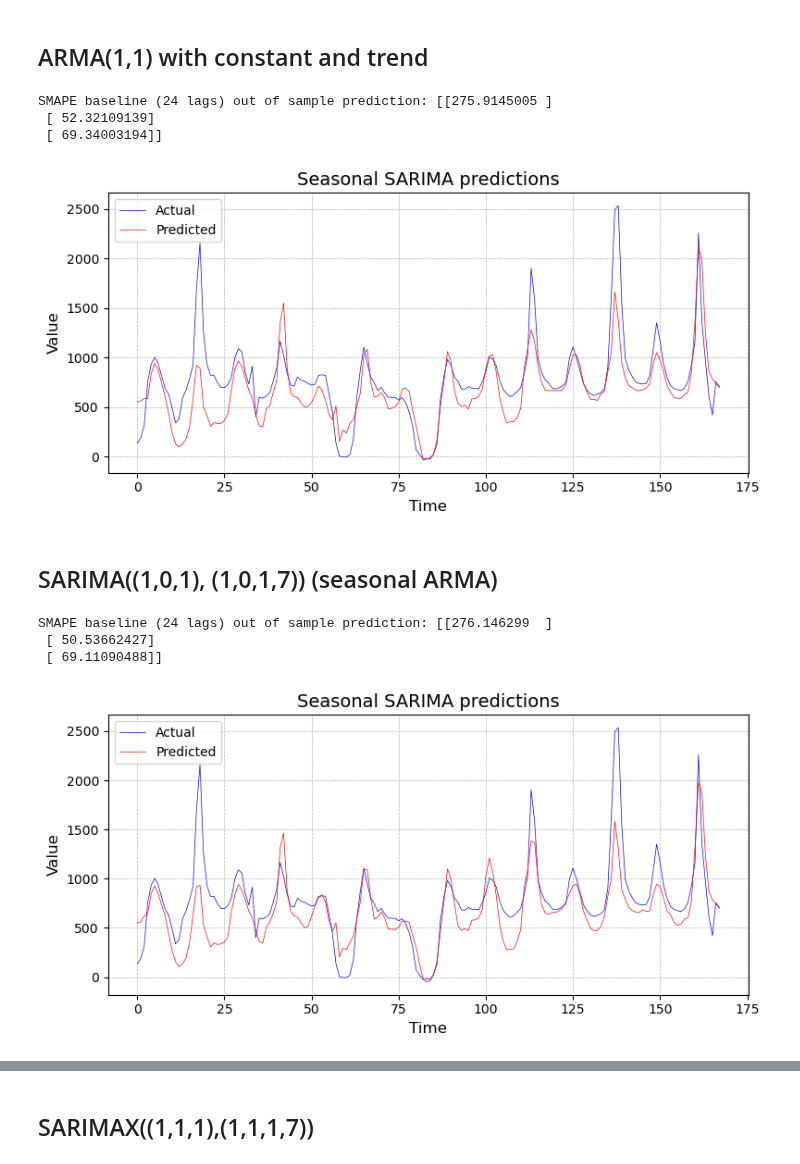
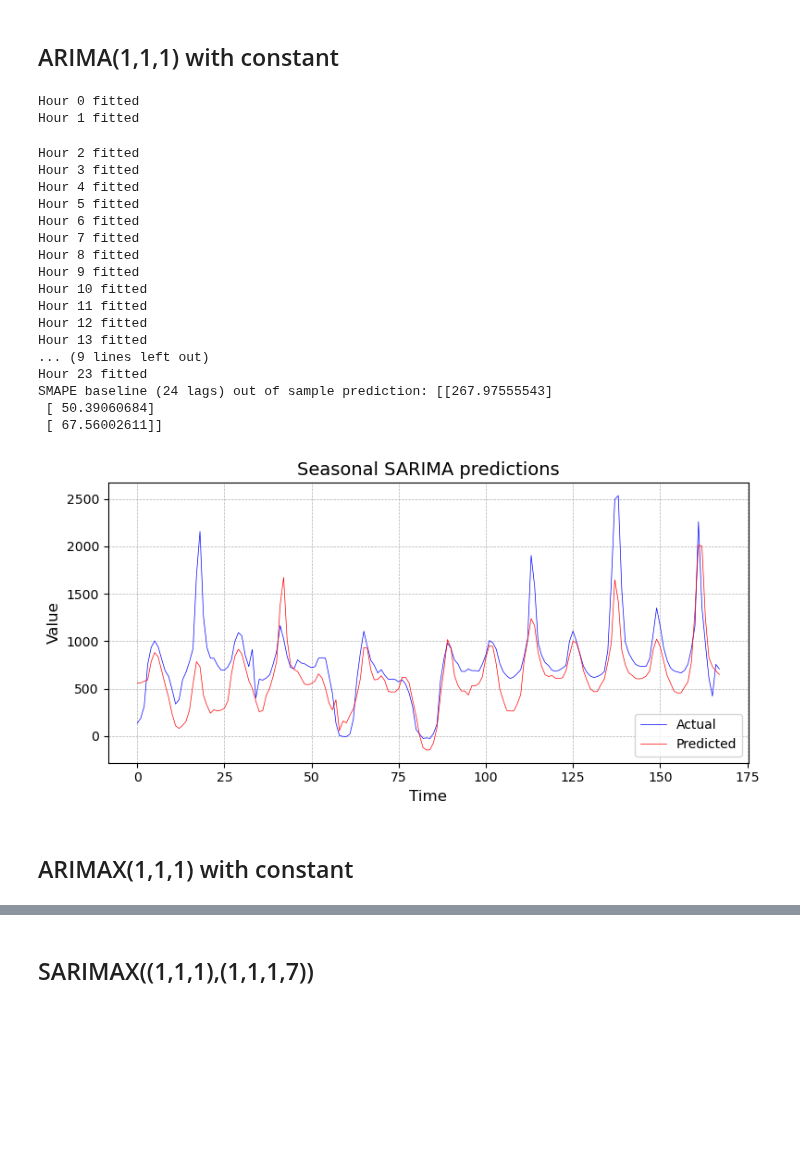
Before and after one commit to peterravn/Seminar-Adv-Finance, a Jupyter notebook: 5.2. SARIMAX Test.ipynb, the cells around one changed output, grey strips where cells are left out. Saved outputs shown, nothing was run; the diff lists cells and outputs as text; code cells hidden in the pictures; blank space fills up the shorter version.

```diff
--- a/5.2. SARIMAX Test.ipynb
+++ b/5.2. SARIMAX Test.ipynb
@@ -123,38 +182,49 @@ SMAPE baseline (24 lags) out of sample prediction: [[273.42265977]
 # %% [markdown]
-## ARMA(1,1) with constant and trend
+## ARIMA(1,1,1) with constant
 # %%
-p, d, q = 1, 0, 1
+p, d, q = 1, 1, 1
 P, D, Q, s = 0, 0, 0, 0
 
 smoother_output = 0
 
 predictions_dict = hour_loop_fit()
 
 combined_predictions, combined_test = combine_24_hour_data(predictions_dict, y_test)
 
 rmse, smape, rmae = out_of_sample_pred(combined_test, combined_predictions)
 
 model_3 = np.array([[rmse], [smape], [rmae]])
 combined_predictions_model_3 = combined_predictions
 
 print(f'SMAPE baseline (24 lags) out of sample prediction: {model_3}')
 
 plot_actual_vs_predicted(combined_test, combined_predictions_model_3, "Seasonal SARIMA predictions")
 # %% [output]
-SMAPE baseline (24 lags) out of sample prediction: [[275.9145005 ]
- [ 52.32109139]
- [ 69.34003194]]
+Hour 0 fitted
+Hour 1 fitted
+Hour 2 fitted
+Hour 3 fitted
+Hour 4 fitted
+Hour 5 fitted
+Hour 6 fitted
+Hour 7 fitted
+Hour 8 fitted
+Hour 9 fitted
+Hour 10 fitted
+Hour 11 fitted
+Hour 12 fitted
+Hour 13 fitted
+... (9 lines left out)
+Hour 23 fitted
+SMAPE baseline (24 lags) out of sample prediction: [[267.97555543]
+ [ 50.39060684]
+ [ 67.56002611]]
-[figure, old version]
+[figure, new version]
-# %% [markdown]
-## SARIMA((1,0,1), (1,0,1,7)) (seasonal ARMA)
+# %% [markdown]
+## ARIMAX(1,1,1) with constant
 # %%
-%run "Parallelized function/model_4.py"
+# %run "Parallelized function/model_4.py"
 
-model_4 = np.load('Parallelized function/model_4.npy', allow_pickle=True)
-combined_predictions_model_4 = np.load('Parallelized function/combined_predictions_model_4.npy', allow_pickle=True)
+# model_4 = np.load('Parallelized function/model_4.npy', allow_pickle=True)
+# combined_predictions_model_4 = np.load('Parallelized function/combined_predictions_model_4.npy', allow_pickle=True)
-# %% [output]
-SMAPE baseline (24 lags) out of sample prediction: [[276.146299  ]
- [ 50.53662427]
- [ 69.11090488]]
-[figure, removed]
 # %%
```
Also changed, not shown: parts of 21 cells of this notebook, 22 other files.
